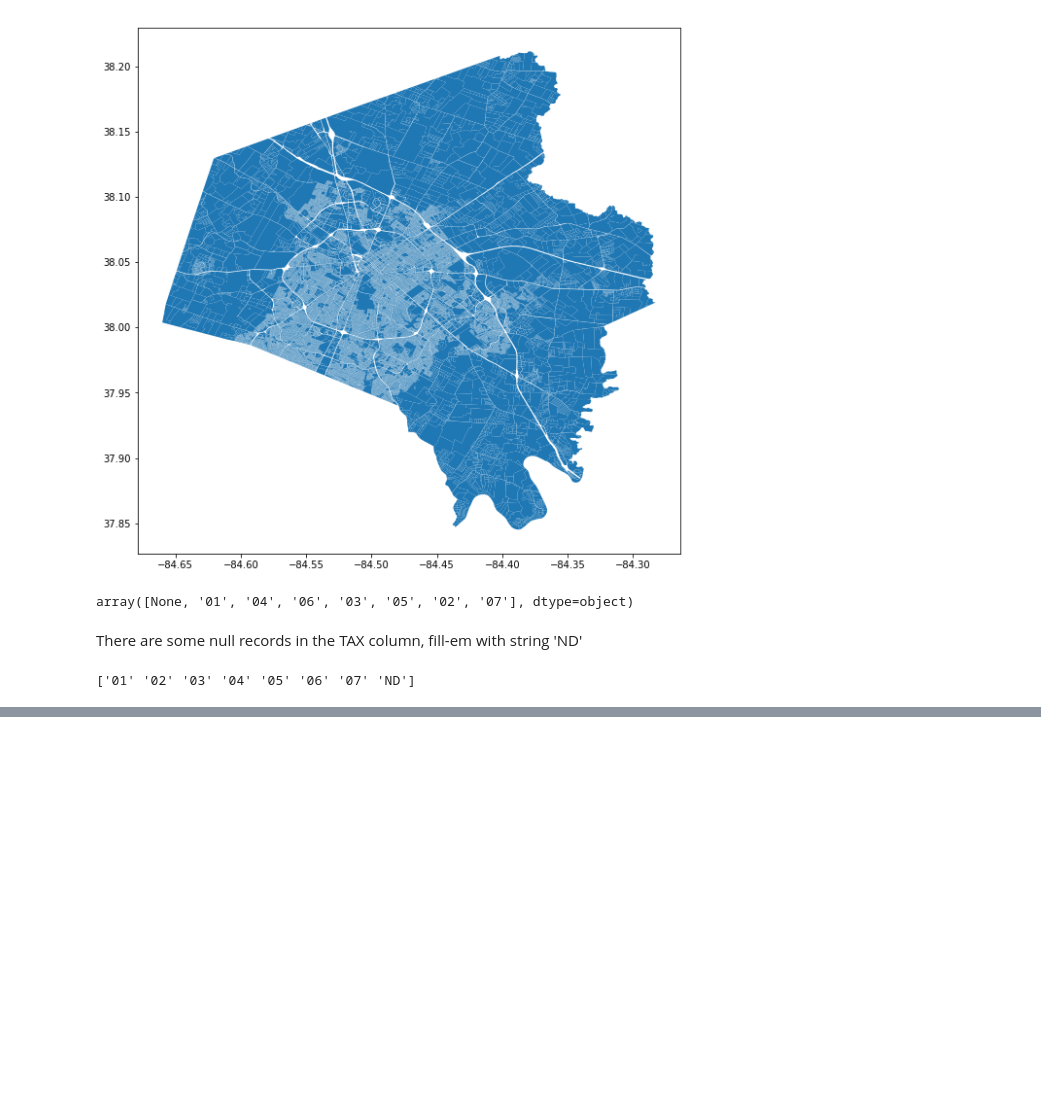
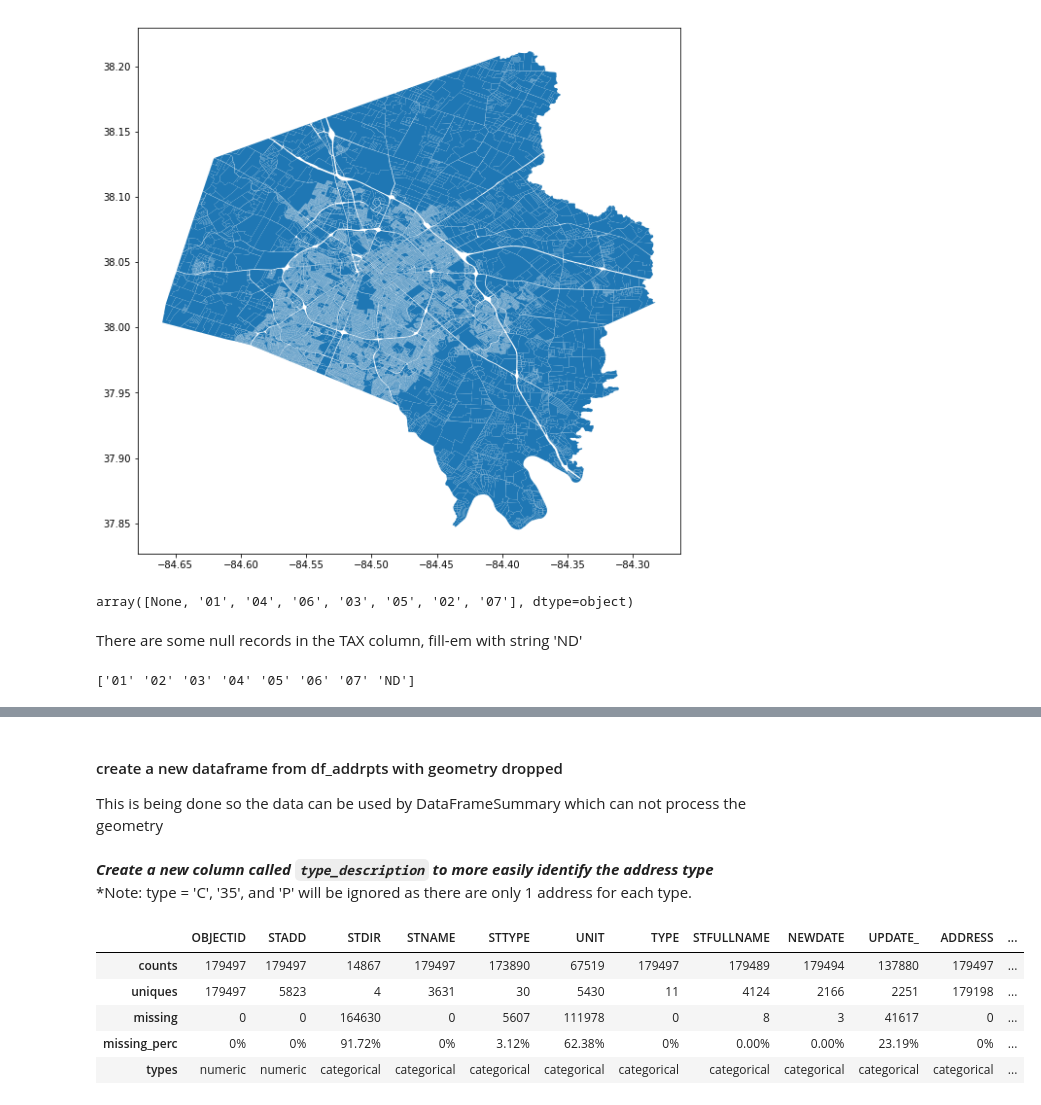
Before and after one commit to MarkCruse/python-jupyter-notebooks, a Jupyter notebook: Understanding_GeoPandas.ipynb, the cells around one changed output, grey strips where cells are left out. Cells and saved outputs as stored; diff of their text form; code cells hidden in the pictures; blank space fills up the shorter version.

```diff
--- a/Understanding_GeoPandas.ipynb
+++ b/Understanding_GeoPandas.ipynb
@@ -10,5 +17,3 @@ import geopandas as gpd
-# %%
-pd.options.display.max_rows = 10
 # %% [markdown]
 #### read shapefile data directly from the zip file
 # %%
@@ -76,0 +141,6 @@ plt.savefig('images/LEX-parcels-tax-code.svg', format='svg');
+# %% [markdown]
+#### create a new dataframe from df_addrpts with geometry dropped
+This is being done so the data can be used by DataFrameSummary which can not process the geometry
+# %% [markdown]
+***Create a new column called `type_description` to more easily identify the address type***
+*Note: type = 'C', '35', and 'P' will be ignored as there are only 1 address for each type.
@@ -76,0 +164,11 @@ plt.savefig('images/LEX-parcels-tax-code.svg', format='svg');
+# %%
+df_short = df_addrpts.drop(['geometry'], axis=1)
+dfs = DataFrameSummary(df_short)
+dfs.columns_stats
+# %% [output]
+|  | OBJECTID | STADD | STDIR | STNAME | STTYPE | UNIT | TYPE | STFULLNAME | NEWDATE | UPDATE_ | ADDRESS | ... |
+| counts | 179497 | 179497 | 14867 | 179497 | 173890 | 67519 | 179497 | 179489 | 179494 | 137880 | 179497 | ... |
+| uniques | 179497 | 5823 | 4 | 3631 | 30 | 5430 | 11 | 4124 | 2166 | 2251 | 179198 | ... |
+| missing | 0 | 0 | 164630 | 0 | 5607 | 111978 | 0 | 8 | 3 | 41617 | 0 | ... |
+| missing_perc | 0% | 0% | 91.72% | 0% | 3.12% | 62.38% | 0% | 0.00% | 0.00% | 23.19% | 0% | ... |
+| types | numeric | numeric | categorical | categorical | categorical | categorical | categorical | categorical | categorical | categorical | categorical | ... |
```
Also changed, not shown: parts of 17 cells of this notebook, 2 other files.
